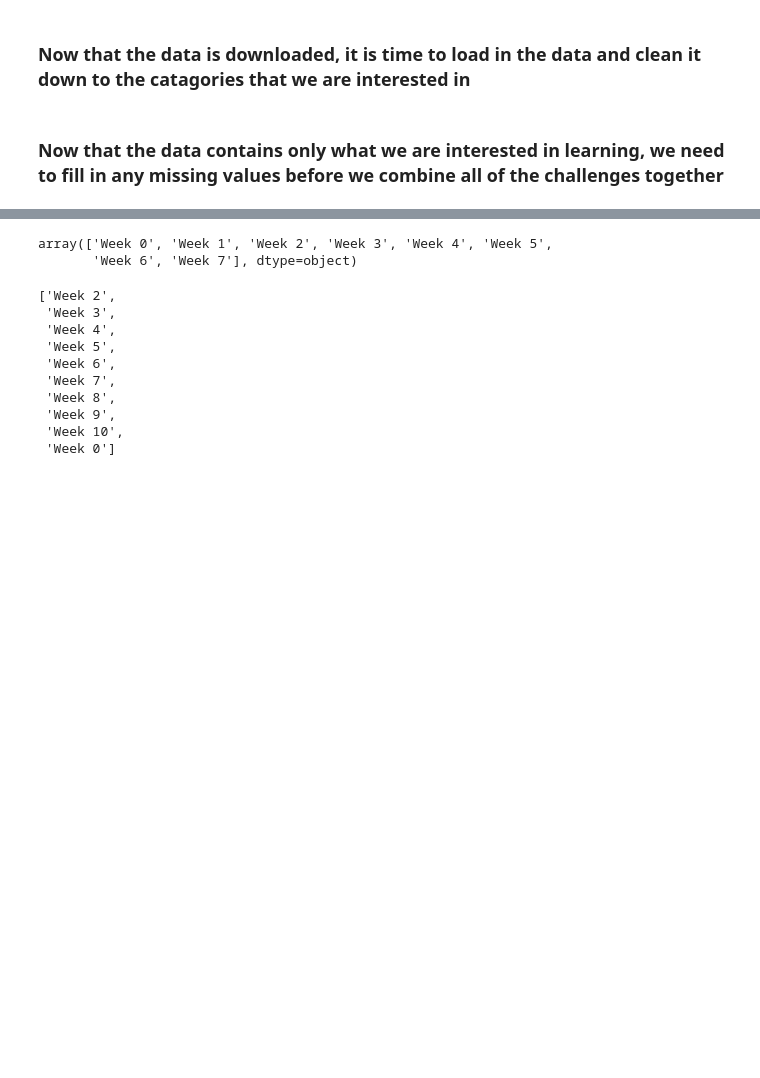
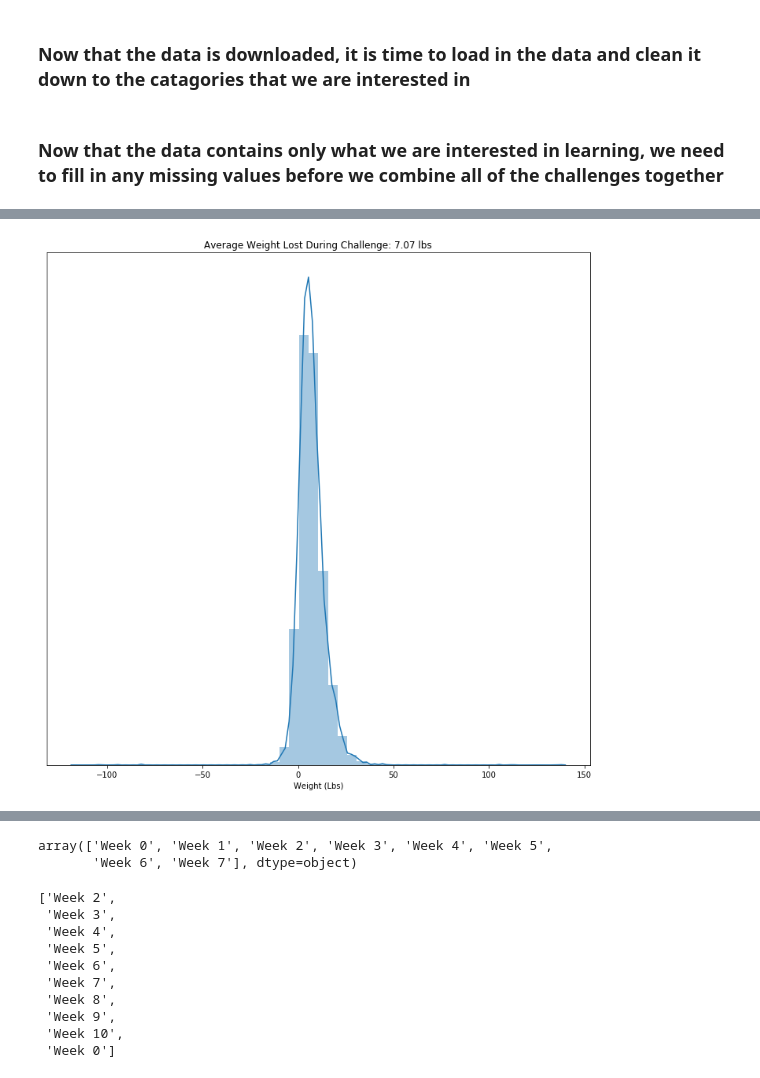
Before and after one commit to csmithchicago/Loseit, a Jupyter notebook: loseit_data.ipynb, the cells around one changed output, grey strips where cells are left out. Saved outputs shown, nothing was run; the diff lists cells and outputs as text; code cells hidden in the pictures; blank space fills up the shorter version.

```diff
--- a/loseit_data.ipynb
+++ b/loseit_data.ipynb
@@ -303,0 +366,10 @@ weight_cols[0]
+# %%
+plt.figure(figsize=(10,10))
+ax = sns.distplot(big_df['Total Challenge Loss'])
+ax.set_xlabel('Weight (Lbs)')
+ax.set_title(f'Average Weight Lost During Challenge: {big_df["Total Challenge Loss"].mean():.2f} lbs')
+ax.set_yticks([])
+plt.tight_layout()
+plt.savefig('./figures/average_weight_lost.png', dpi=400)
+# %% [output]
+[figure, added]
```
Also changed, not shown: parts of 16 cells of this notebook, 1 other file.
